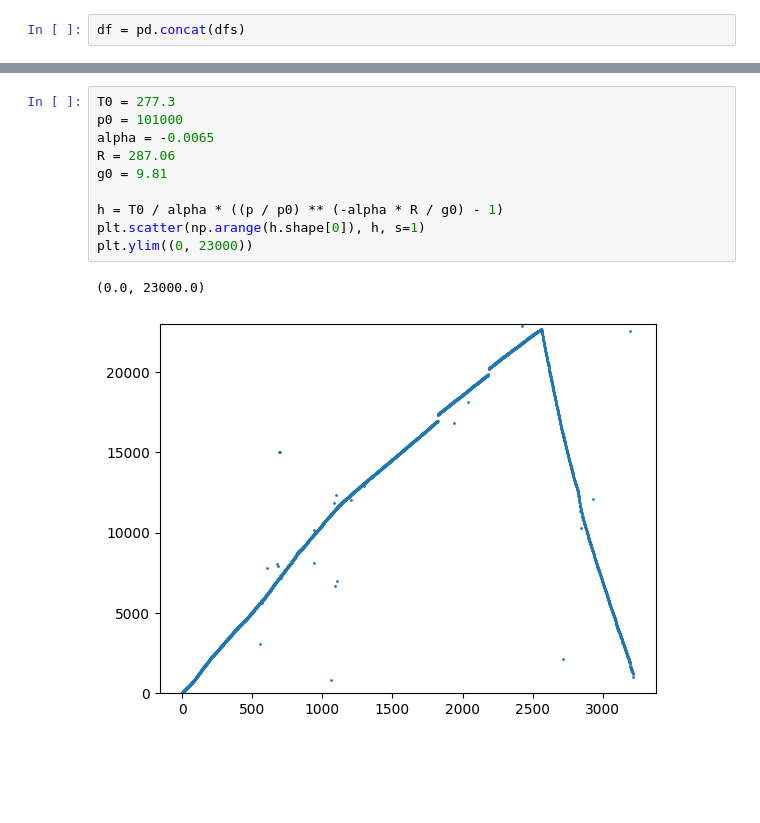
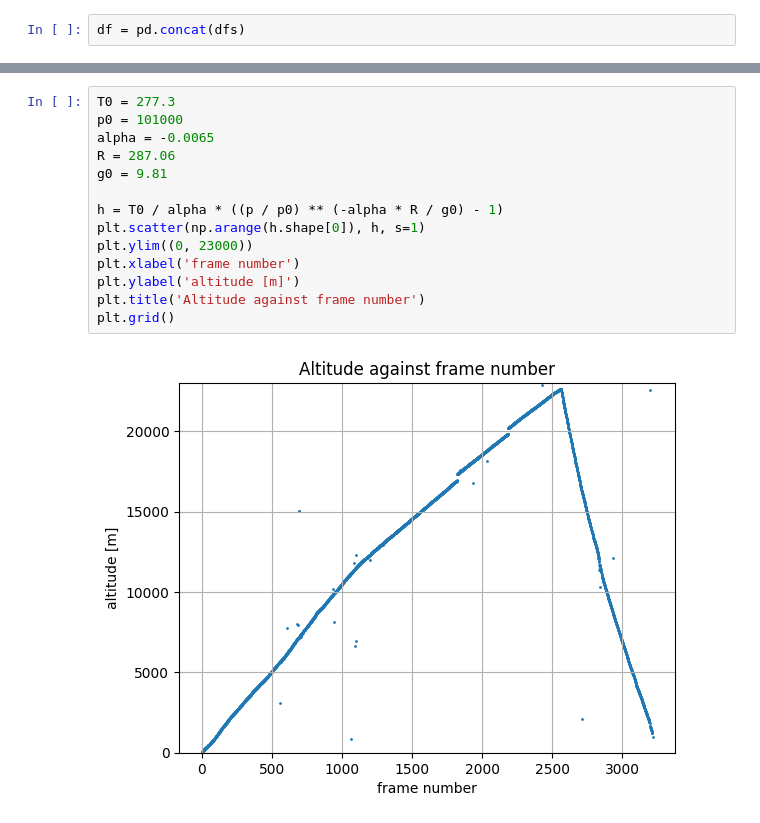
Before and after one commit to VytenisO/tumor, a Jupyter notebook: flightVersion/flight_records/GS_Andenes/process_andenes.ipynb, the cells around one changed output, grey strips where cells are left out. Cells and saved outputs as stored; diff of their text form; blank space fills up the shorter version.

```diff
--- a/flightVersion/flight_records/GS_Andenes/process_andenes.ipynb
+++ b/flightVersion/flight_records/GS_Andenes/process_andenes.ipynb
@@ -53,16 +51,19 @@ plt.ylim((0, 107000))
 # %%
 T0 = 277.3
 p0 = 101000
 alpha = -0.0065
 R = 287.06
 g0 = 9.81
 
 h = T0 / alpha * ((p / p0) ** (-alpha * R / g0) - 1)
 plt.scatter(np.arange(h.shape[0]), h, s=1)
 plt.ylim((0, 23000))
+plt.xlabel('frame number')
+plt.ylabel('altitude [m]')
+plt.title('Altitude against frame number')
+plt.grid()
 # %% [output]
-(0.0, 23000.0)
-[figure, old version]
+[figure, new version]
 # %%
 for i in range(4):
     plt.scatter(df[f'UV_{i}'], h, s=1, label=f'UV sensor {i}')
```
Also changed, not shown: parts of 8 cells of this notebook, 1 other file.
